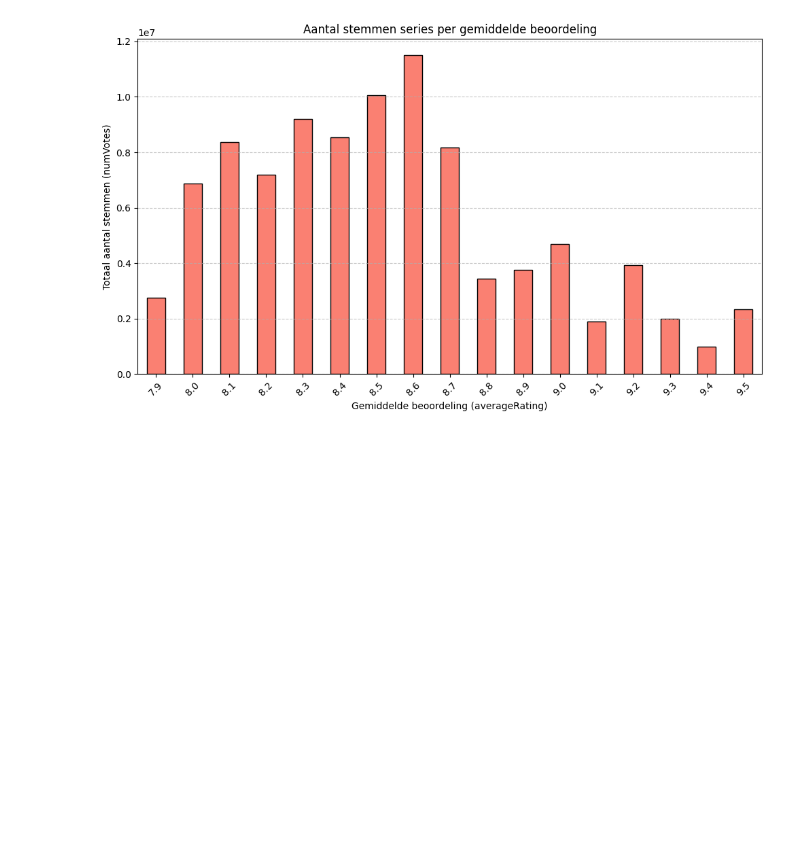
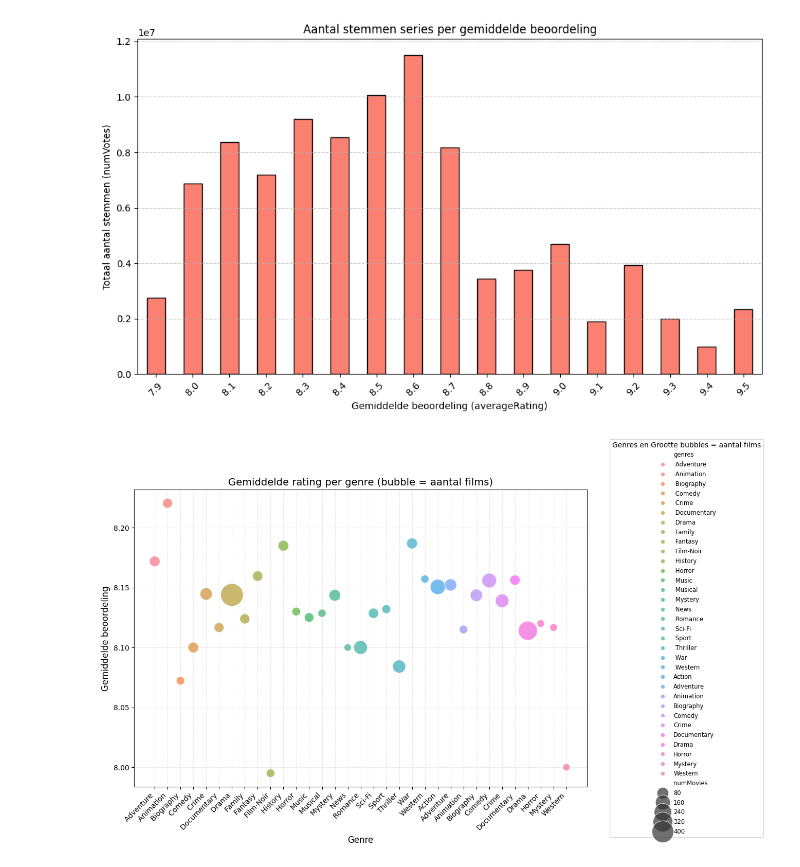
Before and after one commit to WuStanley2006/InfoVis, a Jupyter notebook: main.ipynb, the cells around one changed output. Cells and saved outputs as stored; diff of their text form; code cells hidden in the pictures; blank space fills up the shorter version.

Commit message:
derde grafiek bubble chart is af

```diff
--- a/main.ipynb
+++ b/main.ipynb
@@ -196,3 +196,55 @@ plt.tight_layout()
 plt.show()
 # %% [output]
 [figure]
+# %%
+df = pd.read_csv("movies.csv")
+
+#Splits genres in aparte rijen (één genre per rij)
+df = df.assign(genres=df["genres"].str.split(",")).explode("genres")
+
+# Bereken gemiddelde rating en som van votes per genre
+genre_stats = df.groupby("genres").agg(
+    averageRating=("averageRating", "mean"),
+    numMovies=("title", "count"),  # Aantal films per genre
+).reset_index()
+# %%
+plt.figure(figsize=(12, 8))
+
+# Bubble chart met seaborn
+sns.scatterplot(
+    data=genre_stats,
+    x="genres",
+    y="averageRating",
+    size="numMovies",      # Bubble-grootte = aantal films
+    sizes=(100, 1000),     # Min/max bubble-grootte (pas aan)
+    hue="genres",          # Kleur op genre (optioneel)
+    alpha=0.7,             # Doorzichtigheid
+    legend="brief",         # Toon legenda
+)
+
+plt.title("Gemiddelde rating per genre (bubble = aantal films)", fontsize=14)
+plt.xlabel("Genre", fontsize=12)
+plt.ylabel("Gemiddelde beoordeling", fontsize=12)
+plt.xticks(rotation=45, ha="right")  # Draai genre-labels voor leesbaarheid
+
+
+plt.grid(axis="y", linestyle="--", alpha=0.3)
+plt.grid(axis="x", linestyle="--", alpha=0.3)
+
+
+plt.legend(
+    bbox_to_anchor=(1.05, 0.5),   # Rechts van het plot
+    loc='center left',
+    borderaxespad=0,
+    title="Genres en " \
+    "Grootte bubbles = aantal films",
+    fontsize='small',
+    title_fontsize='medium'
+)
+
+
+plt.tight_layout()
+plt.subplots_adjust(right=0.8)  # Zorg dat er ruimte is voor de legenda
+plt.show()
+# %% [output]
+[figure, added]
```
